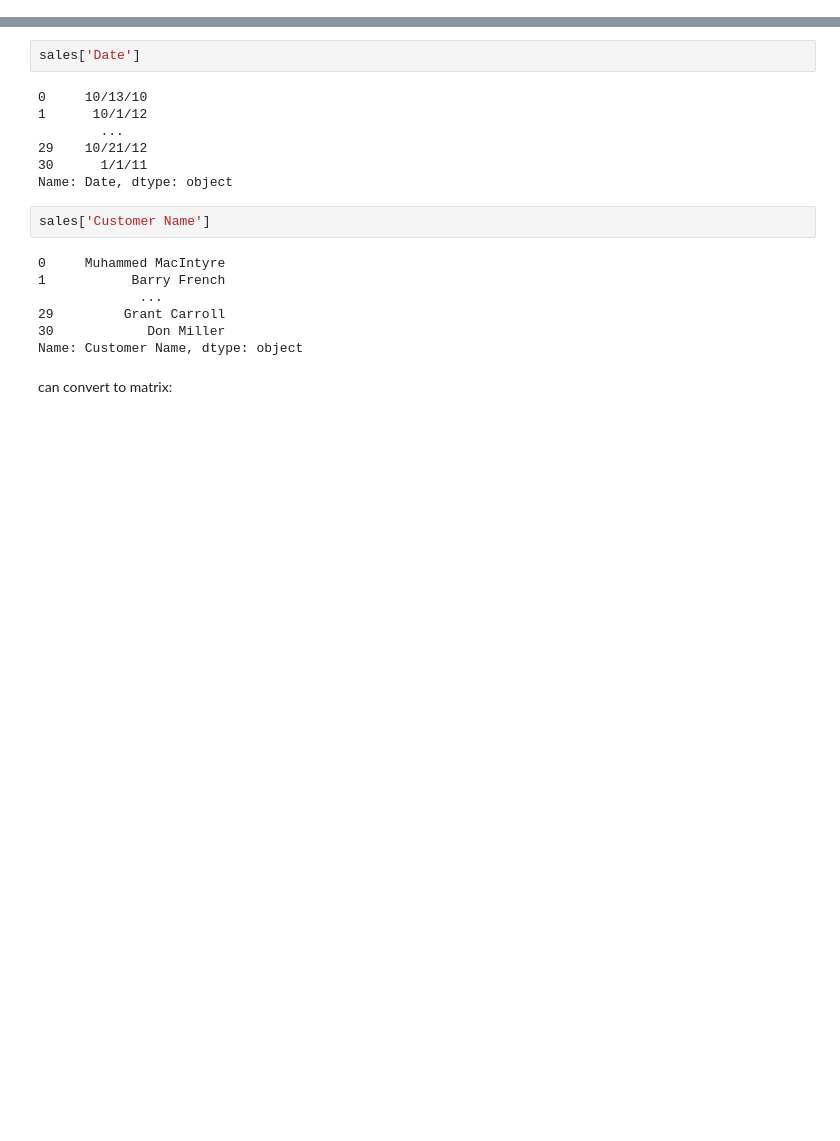
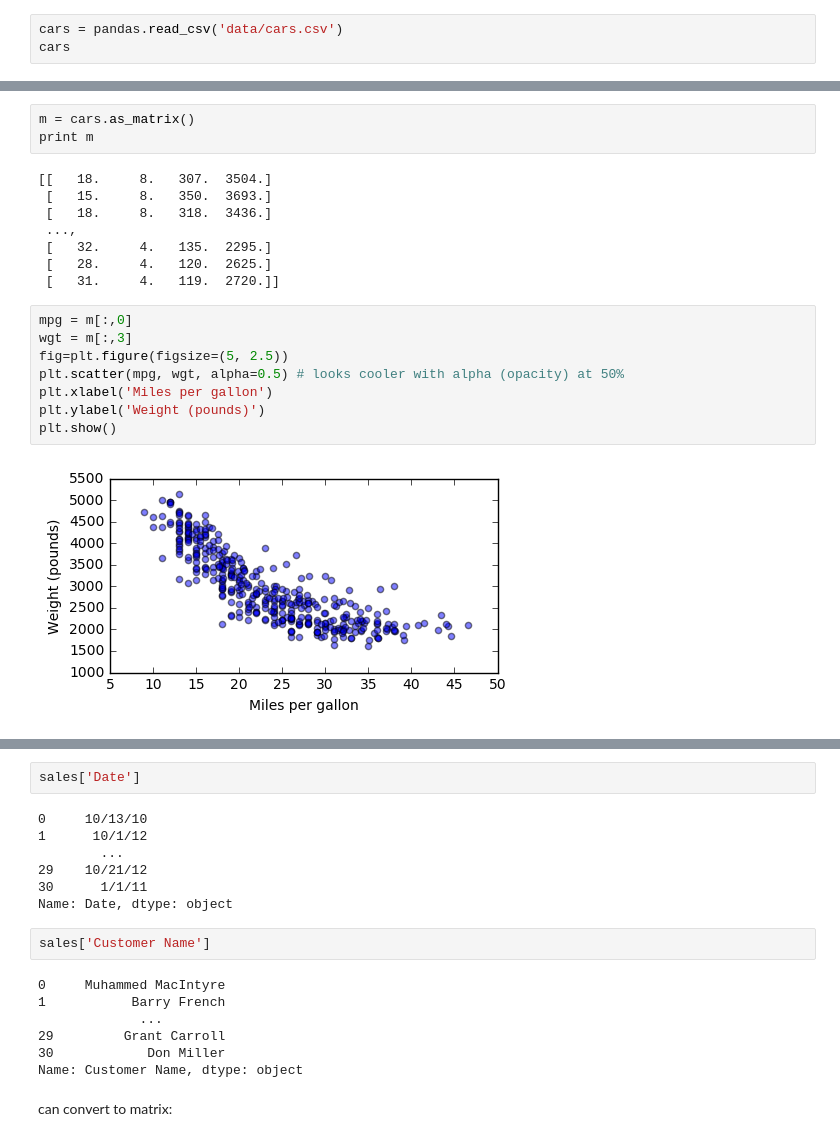
Before and after one commit to parrt/msds501, a Jupyter notebook: notes/data.ipynb, the cells around one changed output, grey strips where cells are left out. Cells and saved outputs as stored; diff of their text form; blank space fills up the shorter version.

```diff
--- a/notes/data.ipynb
+++ b/notes/data.ipynb
@@ -57,0 +126,3 @@ plt.show()
+# %%
+cars = pandas.read_csv('data/cars.csv')
+cars
@@ -57,0 +137,21 @@ plt.show()
+# %%
+m = cars.as_matrix()
+print m
+# %% [output]
+[[   18.     8.   307.  3504.]
+ [   15.     8.   350.  3693.]
+ [   18.     8.   318.  3436.]
+ ...,
+ [   32.     4.   135.  2295.]
+ [   28.     4.   120.  2625.]
+ [   31.     4.   119.  2720.]]
+# %%
+mpg = m[:,0]
+wgt = m[:,3]
+fig=plt.figure(figsize=(5, 2.5))
+plt.scatter(mpg, wgt, alpha=0.5) # looks cooler with alpha (opacity) at 50%
+plt.xlabel('Miles per gallon')
+plt.ylabel('Weight (pounds)')
+plt.show()
+# %% [output]
+[figure, added]
```
Also changed, not shown: parts of 32 cells of this notebook, 4 other files.
